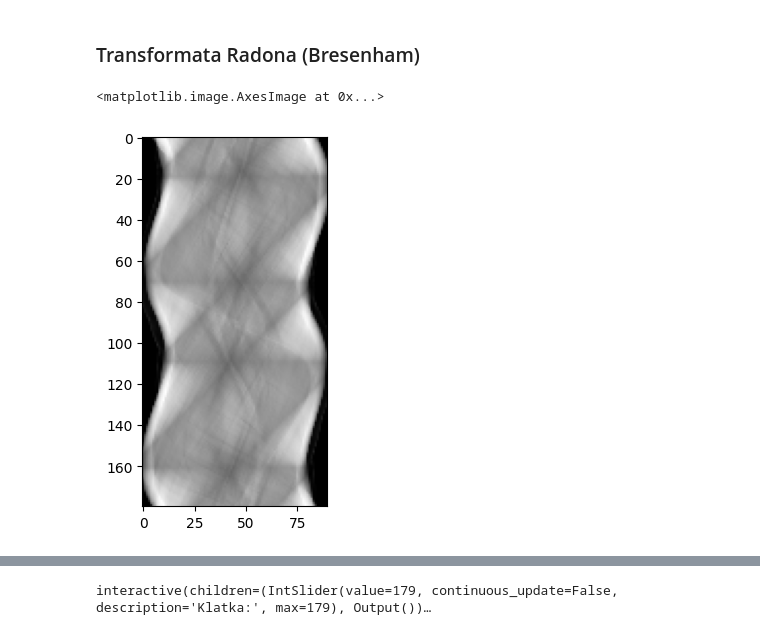
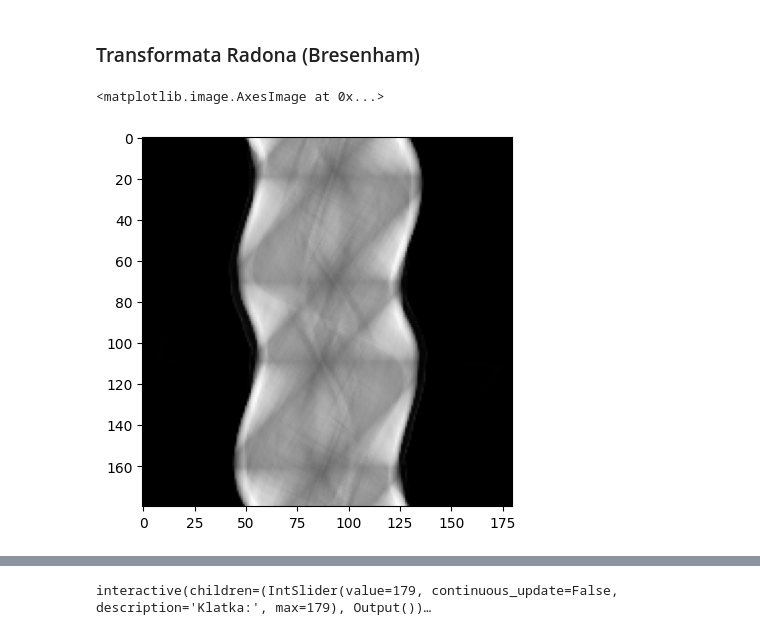
Before and after one commit to viatrix17/Symulacja-Tomografu, a Jupyter notebook: symulacja_tomografu.ipynb, the cells around one changed output, grey strips where cells are left out. Cells and saved outputs as stored; diff of their text form; code cells hidden in the pictures.

```diff
--- a/symulacja_tomografu.ipynb
+++ b/symulacja_tomografu.ipynb
@@ -79,28 +83,26 @@ ANGLE=45
 #!{sys.executable} -m pip install -U scikit-image
 #odkomentuj jeśli nie działa
 
-sinogram_interactive = []
+def custom_radon(img, scan_step=SCAN_STEP, angle=ANGLE, receptor_step=RECEPTOR_STEP, interactive=False):
+    if interactive:
+        sinogram_interactive.clear()
 
-def custom_radon(img,krok):
-    sinogram_interactive.clear()
     m1 = img.shape[0]
     m2 = img.shape[1]
     centerX = m1/2
     centerY = m2/2
     r = math.sqrt(centerX**2+centerY**2)
     sinogram = []
-    #startX = centerX - r
-    #startY = centerY
 
     emiter_pointX = []
     emiter_pointY = []
 
     angles_list = []
 
-    temp = np.zeros(( len(list(range(0,360,krok))) , len(range(-ANGLE, ANGLE, RECEPTOR_STEP))))
+    temp = np.zeros(( len(list(np.arange(0,360,scan_step))) , len(np.arange(-angle, angle, receptor_step))))
 
 
-    for alfa in range(0,360,krok):
+    for alfa in np.arange(0,360,scan_step):
         rad = math.radians(alfa)
         angles_list.append(alfa)
         emiter_pointX.append(centerX - r * math.cos(rad))
@@ -110,23 +112,28 @@ def custom_radon(img,krok):
     for i in range(len(emiter_pointX)):
         line = []
         current_alpha = angles_list[i]
-        for idx_k, k in enumerate(range(-ANGLE,ANGLE,RECEPTOR_STEP)):
+        for idx_k, k in enumerate(np.arange(-angle,angle,receptor_step)):
             angle_rad = math.radians(current_alpha + k)
             X,Y=line_nd((emiter_pointX[i],emiter_pointY[i]),(emiter_pointX[i] + 2*r * math.cos(angle_rad), emiter_pointY[i] + 2*r*math.sin(angle_rad)))
-            #print(len(X),len(Y))
             maxX = img.shape[0]
             maxY = img.shape[1]
             suma=0
             N=0
-            for j in range(len(X)):
-                if X[j]<maxX and Y[j]<maxY and X[j]>=0 and Y[j] >=0:
-                    suma+=img[X[j]][Y[j]]/255
-                    N+=1
+            # for j in range(len(X)):
+            #     if X[j]<maxX and Y[j]<maxY and X[j]>=0 and Y[j] >=0:
+            #         suma+=img[X[j]][Y[j]]/255
+            #         N+=1
+            X_int, Y_int = X.astype(int), Y.astype(int)
+            mask = (X_int >= 0) & (X_int < maxX) & (Y_int >= 0) & (Y_int < maxY)
+            pixels = img[X_int[mask], Y_int[mask]] / 255.0
+            suma = np.sum(pixels)
+            N = len(pixels)
             line.append(suma*255/max(1,N))
             temp[i,idx_k] = (suma*255/max(1,N))
         sinogram.append(line)
         line = []
-        sinogram_interactive.append(temp.copy())
+        if interactive:
+            sinogram_interactive.append(temp.copy())
 
     maxlen = 0
 
@@ -140,16 +147,14 @@ def custom_radon(img,krok):
 
     sinogram = np.array(sinogram)
     return sinogram
-
-
-image = np.array(img)
-#print(radon(image, theta=np.linspace(0,180,max(image.shape), endpoint=False))[0])
-sinogram = custom_radon(image,krok=2)
-
-plt.imshow(sinogram,cmap=plt.cm.Greys_r)
-# %% [output]
-<matplotlib.image.AxesImage at 0x...>
-[figure, removed]
+# %%
+image = np.array(img)
+sinogram = custom_radon(image, interactive=True)
+
+plt.imshow(sinogram,cmap=plt.cm.Greys_r)
+# %% [output]
+<matplotlib.image.AxesImage at 0x...>
+[figure, added]
 # %%
 sinogram
 # %% [output]
```
Also changed, not shown: parts of 31 cells of this notebook.
